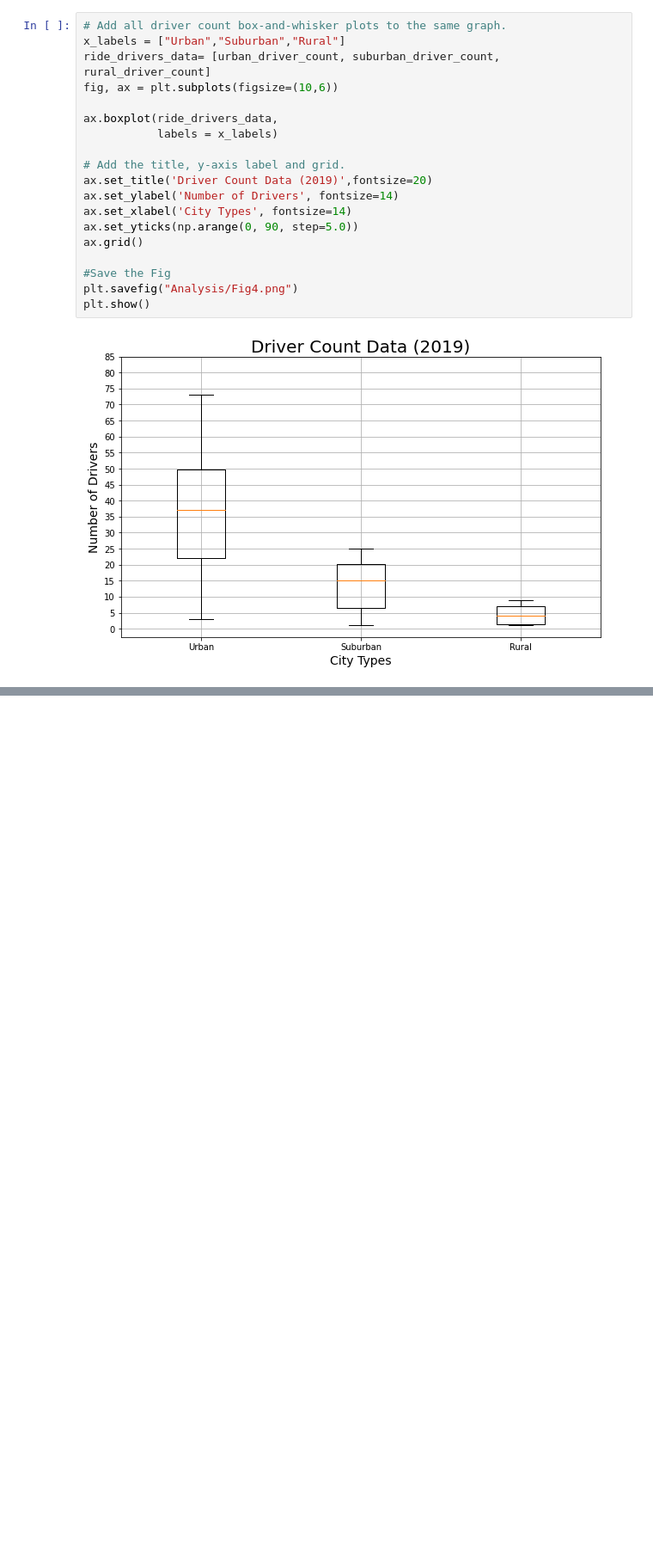
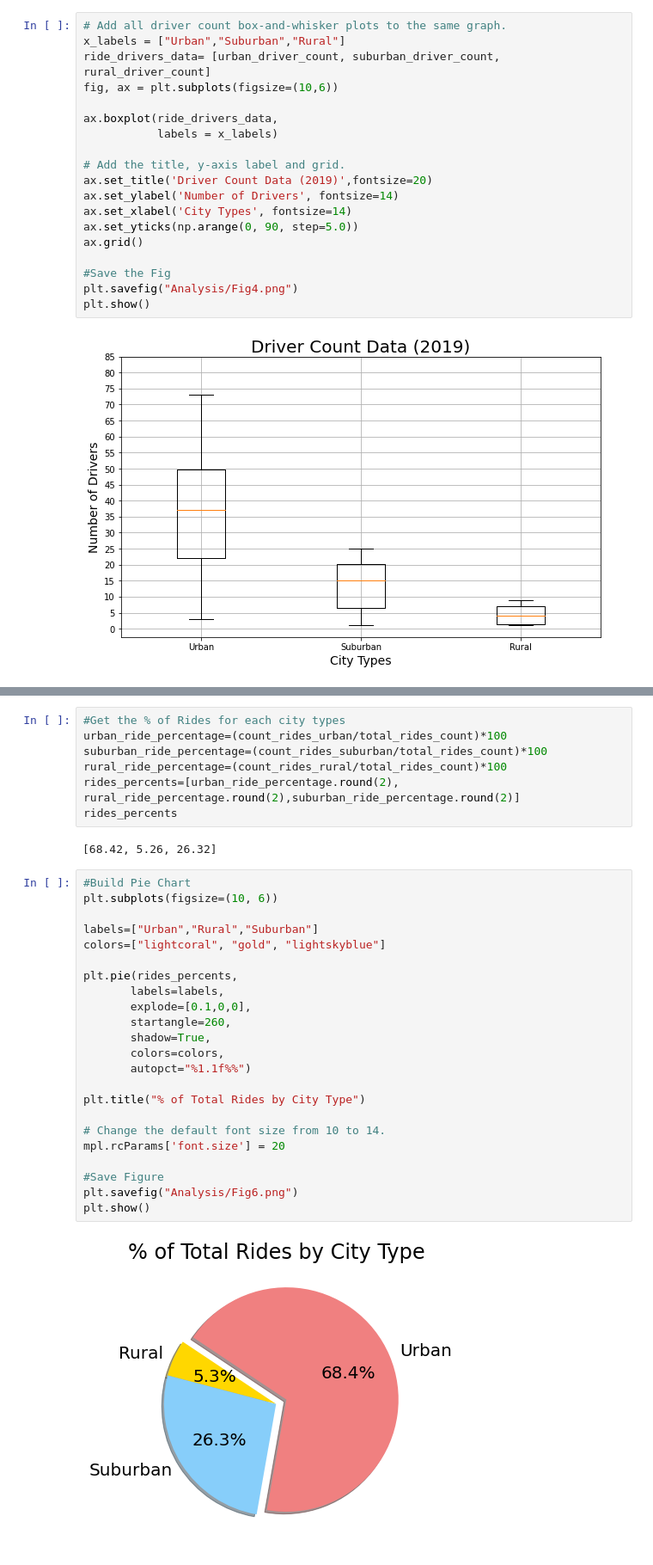
Before and after one commit to MireyNM/PyBer_Analysis, a Jupyter notebook: PyBer.ipynb, the cells around one changed output, grey strips where cells are left out. Shown at 86% size. Drawn from its saved outputs; the diff is of its cells as text; blank space fills up the shorter version.

```diff
--- a/PyBer.ipynb
+++ b/PyBer.ipynb
@@ -900,0 +1016,34 @@ plt.show()
+# %%
+#Get the % of Rides for each city types
+urban_ride_percentage=(count_rides_urban/total_rides_count)*100
+suburban_ride_percentage=(count_rides_suburban/total_rides_count)*100
+rural_ride_percentage=(count_rides_rural/total_rides_count)*100
+rides_percents=[urban_ride_percentage.round(2), rural_ride_percentage.round(2),suburban_ride_percentage.round(2)]
+rides_percents
+# %% [output]
+[68.42, 5.26, 26.32]
+# %%
+#Build Pie Chart
+plt.subplots(figsize=(10, 6))
+
+labels=["Urban","Rural","Suburban"]
+colors=["lightcoral", "gold", "lightskyblue"]
+
+plt.pie(rides_percents,
+       labels=labels,
+       explode=[0.1,0,0],
+       startangle=260,
+       shadow=True,
+       colors=colors,
+       autopct="%1.1f%%")
+
+plt.title("% of Total Rides by City Type")
+
+# Change the default font size from 10 to 14.
+mpl.rcParams['font.size'] = 20
+
+#Save Figure
+plt.savefig("Analysis/Fig6.png")
+plt.show()
+# %% [output]
+[figure, added]
```
Also changed, not shown: parts of 20 cells of this notebook.
